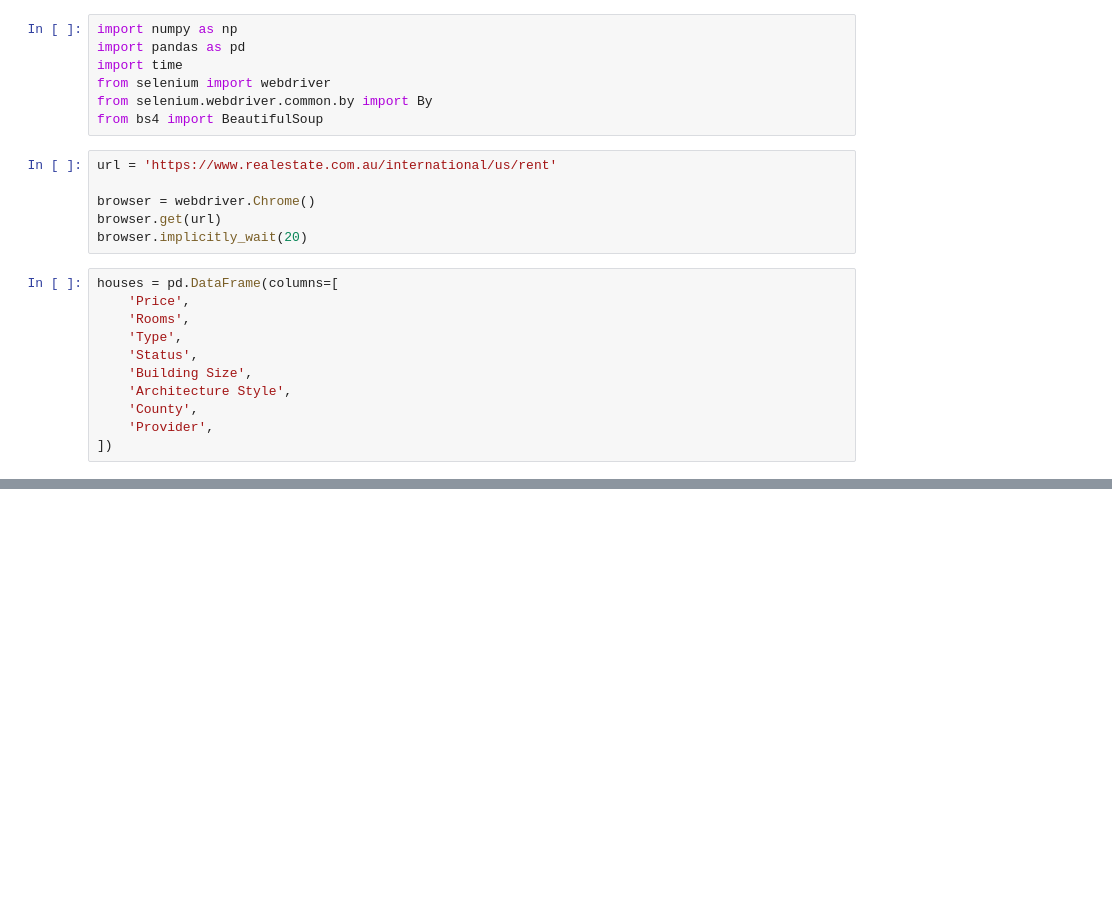
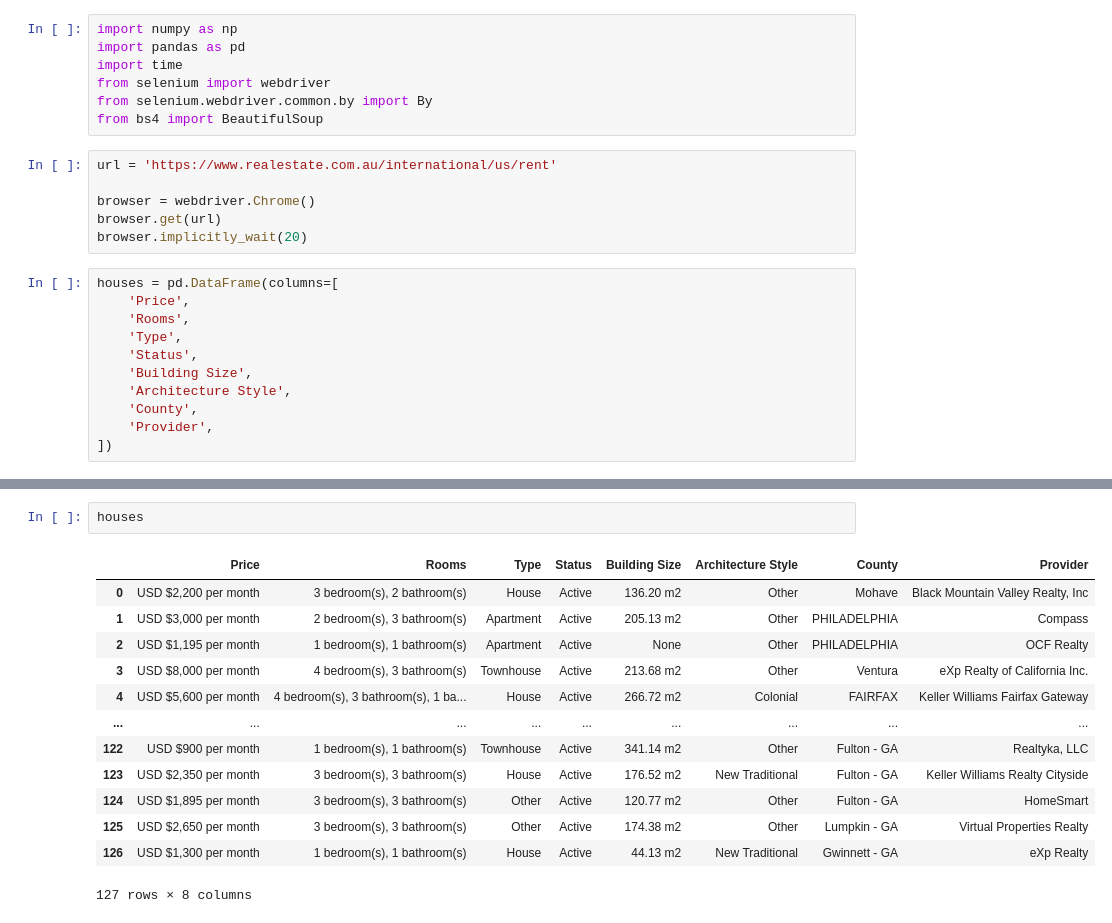
Before and after one commit to juinkinn/House-renting-price-analysis-Introduction-to-Data-Science-project, a Jupyter notebook: crawl.ipynb, the cells around one changed output, grey strips where cells are left out. Cells and saved outputs as stored; diff of their text form; blank space fills up the shorter version.

```diff
--- a/crawl.ipynb
+++ b/crawl.ipynb
@@ -67,0 +89,16 @@ houses
+# %%
+houses
+# %% [output]
+|  | Price | Rooms | Type | Status | Building Size | Architecture Style | County | Provider |
+| 0 | USD $2,200 per month | 3 bedroom(s), 2 bathroom(s) | House | Active | 136.20 m2 | Other | Mohave | Black Mountain Valley Realty, Inc |
+| 1 | USD $3,000 per month | 2 bedroom(s), 3 bathroom(s) | Apartment | Active | 205.13 m2 | Other | PHILADELPHIA | Compass |
+| 2 | USD $1,195 per month | 1 bedroom(s), 1 bathroom(s) | Apartment | Active | None | Other | PHILADELPHIA | OCF Realty |
+| 3 | USD $8,000 per month | 4 bedroom(s), 3 bathroom(s) | Townhouse | Active | 213.68 m2 | Other | Ventura | eXp Realty of California Inc. |
+| 4 | USD $5,600 per month | 4 bedroom(s), 3 bathroom(s), 1 ba... | House | Active | 266.72 m2 | Colonial | FAIRFAX | Keller Williams Fairfax Gateway |
+| ... | ... | ... | ... | ... | ... | ... | ... | ... |
+| 122 | USD $900 per month | 1 bedroom(s), 1 bathroom(s) | Townhouse | Active | 341.14 m2 | Other | Fulton - GA | Realtyka, LLC |
+| 123 | USD $2,350 per month | 3 bedroom(s), 3 bathroom(s) | House | Active | 176.52 m2 | New Traditional | Fulton - GA | Keller Williams Realty Cityside |
+| 124 | USD $1,895 per month | 3 bedroom(s), 3 bathroom(s) | Other | Active | 120.77 m2 | Other | Fulton - GA | HomeSmart |
+| 125 | USD $2,650 per month | 3 bedroom(s), 3 bathroom(s) | Other | Active | 174.38 m2 | Other | Lumpkin - GA | Virtual Properties Realty |
+| 126 | USD $1,300 per month | 1 bedroom(s), 1 bathroom(s) | House | Active | 44.13 m2 | New Traditional | Gwinnett - GA | eXp Realty |
+127 rows × 8 columns
```
Also changed, not shown: parts of 1 cell of this notebook.
